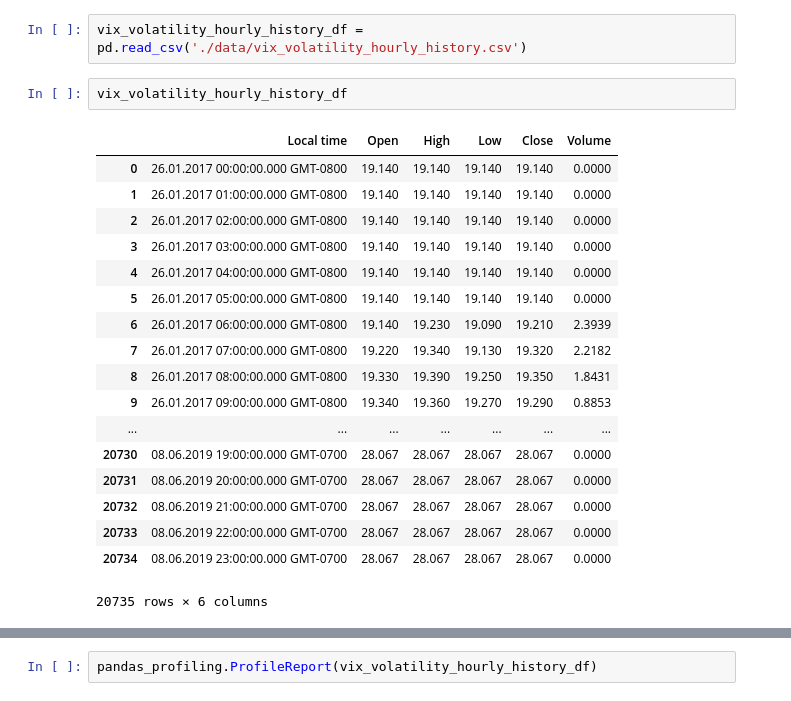
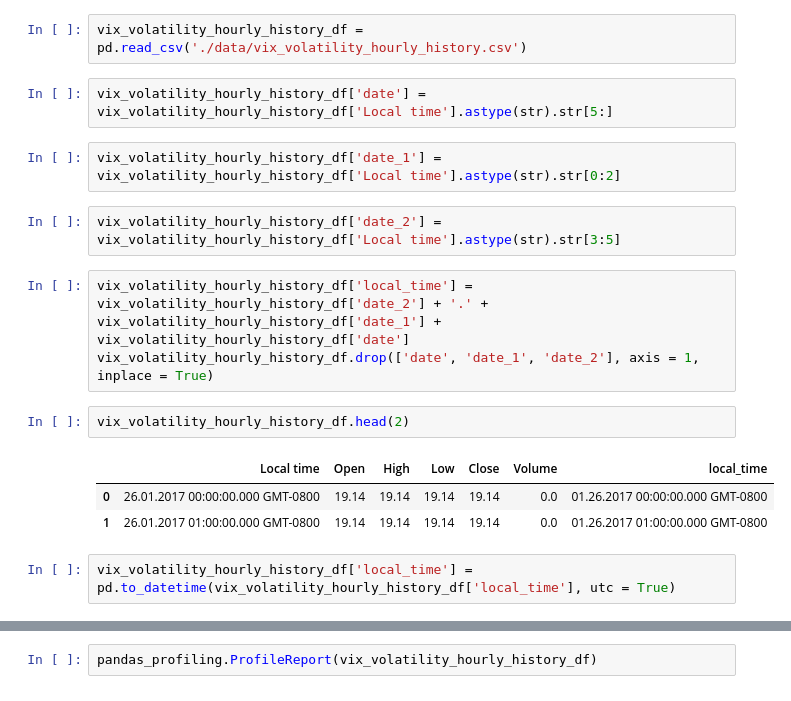
Before and after one commit to MohammadBakir/Bitcoin-Price-Prediction, a Jupyter notebook: crypto_currency_and_market_value_history/VIX EDA hourly.ipynb, the cells around one changed output, grey strips where cells are left out. Saved outputs shown, nothing was run; the diff lists cells and outputs as text.

Commit message:
fixed bug with european to american date conversion in vix eda file

```diff
--- a/crypto_currency_and_market_value_history/VIX EDA hourly.ipynb
+++ b/crypto_currency_and_market_value_history/VIX EDA hourly.ipynb
@@ -9,24 +9,20 @@ from datetime import datetime
 import pickle
 # %%
 vix_volatility_hourly_history_df = pd.read_csv('./data/vix_volatility_hourly_history.csv')
+# %%
+vix_volatility_hourly_history_df['date'] = vix_volatility_hourly_history_df['Local time'].astype(str).str[5:]
+# %%
+vix_volatility_hourly_history_df['date_1'] = vix_volatility_hourly_history_df['Local time'].astype(str).str[0:2]
+# %%
+vix_volatility_hourly_history_df['date_2'] = vix_volatility_hourly_history_df['Local time'].astype(str).str[3:5]
+# %%
+vix_volatility_hourly_history_df['local_time'] = vix_volatility_hourly_history_df['date_2'] + '.' + vix_volatility_hourly_history_df['date_1'] + vix_volatility_hourly_history_df['date']
+vix_volatility_hourly_history_df.drop(['date', 'date_1', 'date_2'], axis = 1, inplace = True)
 # %%
-vix_volatility_hourly_history_df
+vix_volatility_hourly_history_df.head(2)
 # %% [output]
-|  | Local time | Open | High | Low | Close | Volume |
-| 0 | 26.01.2017 00:00:00.000 GMT-0800 | 19.140 | 19.140 | 19.140 | 19.140 | 0.0000 |
-| 1 | 26.01.2017 01:00:00.000 GMT-0800 | 19.140 | 19.140 | 19.140 | 19.140 | 0.0000 |
-| 2 | 26.01.2017 02:00:00.000 GMT-0800 | 19.140 | 19.140 | 19.140 | 19.140 | 0.0000 |
-| 3 | 26.01.2017 03:00:00.000 GMT-0800 | 19.140 | 19.140 | 19.140 | 19.140 | 0.0000 |
-| 4 | 26.01.2017 04:00:00.000 GMT-0800 | 19.140 | 19.140 | 19.140 | 19.140 | 0.0000 |
-| 5 | 26.01.2017 05:00:00.000 GMT-0800 | 19.140 | 19.140 | 19.140 | 19.140 | 0.0000 |
-| 6 | 26.01.2017 06:00:00.000 GMT-0800 | 19.140 | 19.230 | 19.090 | 19.210 | 2.3939 |
-| 7 | 26.01.2017 07:00:00.000 GMT-0800 | 19.220 | 19.340 | 19.130 | 19.320 | 2.2182 |
-| 8 | 26.01.2017 08:00:00.000 GMT-0800 | 19.330 | 19.390 | 19.250 | 19.350 | 1.8431 |
-| 9 | 26.01.2017 09:00:00.000 GMT-0800 | 19.340 | 19.360 | 19.270 | 19.290 | 0.8853 |
-| ... | ... | ... | ... | ... | ... | ... |
-| 20730 | 08.06.2019 19:00:00.000 GMT-0700 | 28.067 | 28.067 | 28.067 | 28.067 | 0.0000 |
-| 20731 | 08.06.2019 20:00:00.000 GMT-0700 | 28.067 | 28.067 | 28.067 | 28.067 | 0.0000 |
-| 20732 | 08.06.2019 21:00:00.000 GMT-0700 | 28.067 | 28.067 | 28.067 | 28.067 | 0.0000 |
-| 20733 | 08.06.2019 22:00:00.000 GMT-0700 | 28.067 | 28.067 | 28.067 | 28.067 | 0.0000 |
-| 20734 | 08.06.2019 23:00:00.000 GMT-0700 | 28.067 | 28.067 | 28.067 | 28.067 | 0.0000 |
+|  | Local time | Open | High | Low | Close | Volume | local_time |
+| 0 | 26.01.2017 00:00:00.000 GMT-0800 | 19.14 | 19.14 | 19.14 | 19.14 | 0.0 | 01.26.2017 00:00:00.000 GMT-0800 |
+| 1 | 26.01.2017 01:00:00.000 GMT-0800 | 19.14 | 19.14 | 19.14 | 19.14 | 0.0 | 01.26.2017 01:00:00.000 GMT-0800 |
-20735 rows × 6 columns
+# %%
+vix_volatility_hourly_history_df['local_time'] = pd.to_datetime(vix_volatility_hourly_history_df['local_time'], utc = True)
```
Also changed, not shown: parts of 6 cells of this notebook, 1 other file.
